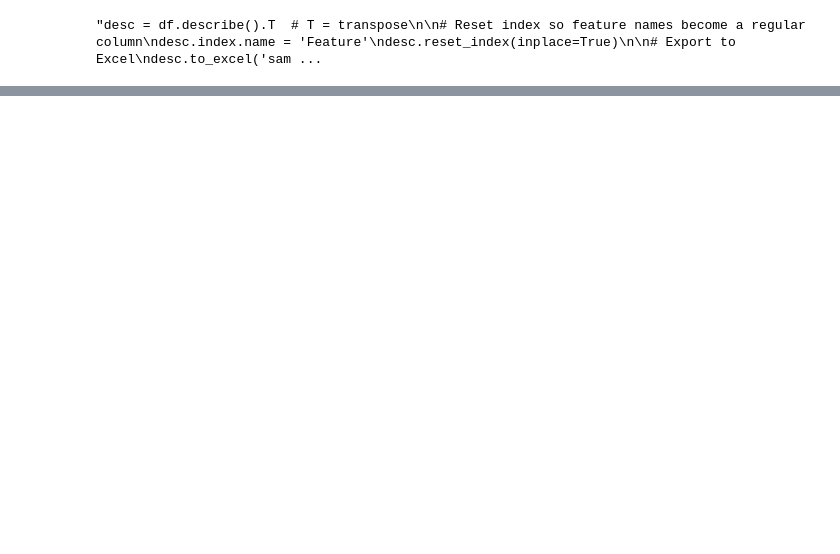
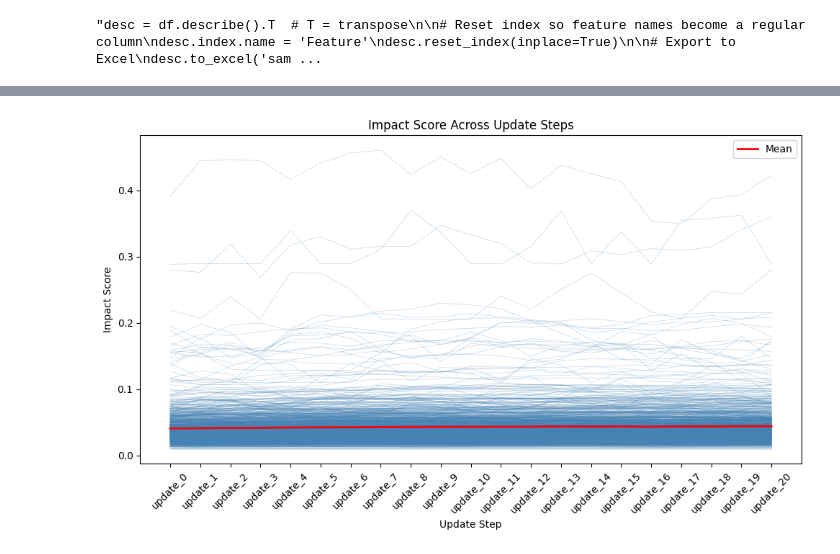
Before and after one commit to oUesio/Flood-RL-agent, a Jupyter notebook: simulate.ipynb, the cells around one changed output, grey strips where cells are left out. Drawn from its saved outputs; the diff is of its cells as text; code cells hidden in the pictures; blank space fills up the shorter version.

```diff
--- a/simulate.ipynb
+++ b/simulate.ipynb
@@ -115,0 +124,27 @@ plt.show()
+# %%
+import pandas as pd
+import matplotlib.pyplot as plt
+
+df = pd.read_csv("impact_updates.csv")
+update_cols = [c for c in df.columns if c.startswith("update_")]
+steps = range(len(update_cols))
+
+fig, ax = plt.subplots(figsize=(10, 6))
+
+# Individual scenario lines
+for _, row in df.iterrows():
+    ax.plot(steps, row[update_cols].values, alpha=0.3, color='steelblue', linewidth=0.5)
+
+# Mean line
+ax.plot(steps, df[update_cols].mean(), color='red', linewidth=2, label='Mean')
+
+ax.set_xticks(steps)
+ax.set_xticklabels(update_cols, rotation=45)
+ax.set_xlabel("Update Step")
+ax.set_ylabel("Impact Score")
+ax.set_title("Impact Score Across Update Steps")
+ax.legend()
+plt.tight_layout()
+plt.show()
+# %% [output]
+[figure, added]
```
Also changed, not shown: parts of 4 cells of this notebook, 8 other files.
